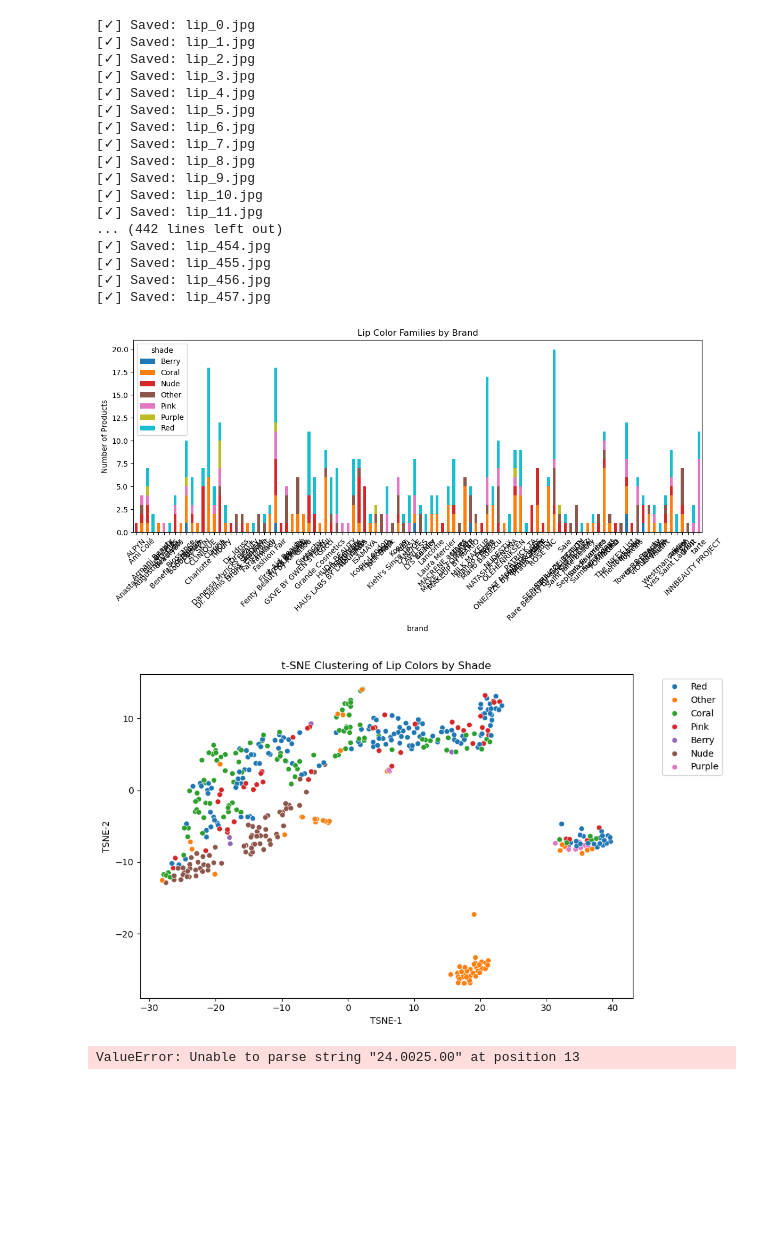
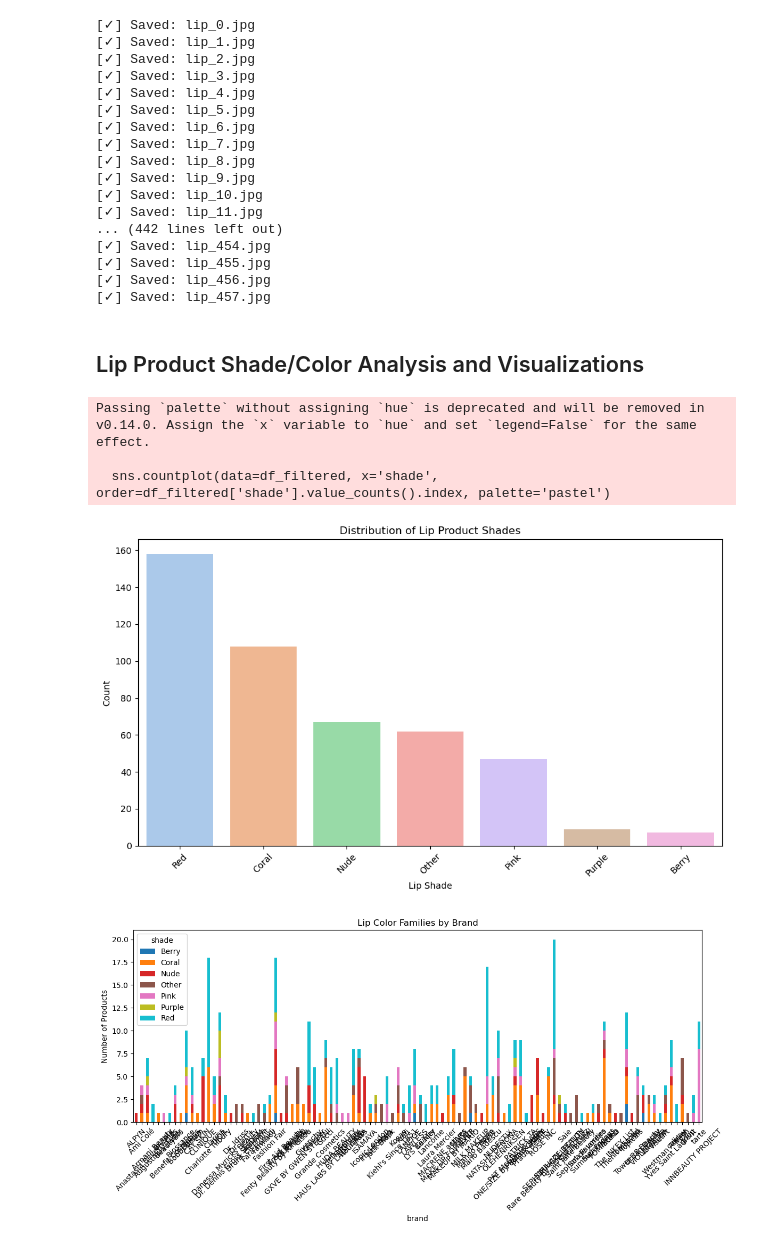
Before and after one commit to Lisabyy/DS4002_Project_3, a Jupyter notebook: SCRIPT/Sephora_Lip_Color_Analysis.ipynb, the cells around one changed output. Drawn from its saved outputs; the diff is of its cells as text; code cells hidden in the pictures; blank space fills up the shorter version.

```diff
--- a/SCRIPT/Sephora_Lip_Color_Analysis.ipynb
+++ b/SCRIPT/Sephora_Lip_Color_Analysis.ipynb
@@ -51,7 +112,7 @@ import os
 from urllib.parse import urlparse
 
 # Load your CSV
-df = pd.read_csv("dataset_sephora-com-scraper_2025-04-03_04-22-12-380.csv")
+df = pd.read_csv("Sephora_Lip_Products_Image_Data.csv")
 
 # Choose the right column name
 image_column = "image"  # adjust if it's named differently
@@ -67,7 +128,7 @@ for i, row in df.iterrows():
     url = str(row[image_column]).strip()
     try:
         if not url.startswith("http"):
-            print(f"[❌] Skipping invalid URL: {url}")
+            print(f"Skipping invalid URL: {url}")
             continue
 
         # Clean URL
@@ -83,10 +144,10 @@ for i, row in df.iterrows():
             print(f"[✓] Saved: {filename}")
             df.at[i, 'local_path'] = filepath
         else:
-            print(f"[❌] Status {response.status_code}: {url}")
+            print(f"Status {response.status_code}: {url}")
 
     except Exception as e:
-        print(f"[⚠️] Error: {e} | URL: {url}")
+        print(f"Error: {e} | URL: {url}")
 # %% [output]
 [✓] Saved: lip_0.jpg
 [✓] Saved: lip_1.jpg
@@ -105,6 +166,8 @@ for i, row in df.iterrows():
 [✓] Saved: lip_455.jpg
 [✓] Saved: lip_456.jpg
 [✓] Saved: lip_457.jpg
+# %% [markdown]
+## Lip Product Shade/Color Analysis and Visualizations
 # %%
 from colorthief import ColorThief
 import colorsys
@@ -149,6 +212,28 @@ for path in df['local_path']:
 
 df['dominant_rgb'] = dominant_colors
 df['shade'] = shade_classes
+# %%
+import matplotlib.pyplot as plt
+import seaborn as sns
+
+# Filter out 'Unknown' shades for clarity
+df_filtered = df[df['shade'] != 'Unknown']
+
+# Count plot
+plt.figure(figsize=(10, 6))
+sns.countplot(data=df_filtered, x='shade', order=df_filtered['shade'].value_counts().index, palette='pastel')
+
+plt.title('Distribution of Lip Product Shades')
+plt.xlabel('Lip Shade')
+plt.ylabel('Count')
+plt.xticks(rotation=45)
+plt.tight_layout()
+plt.show()
+# %% [output]
+Passing `palette` without assigning `hue` is deprecated and will be removed in v0.14.0. Assign the `x` variable to `hue` and set `legend=False` for the same effect.
+
+  sns.countplot(data=df_filtered, x='shade', order=df_filtered['shade'].value_counts().index, palette='pastel')
+[figure, added]
 # %%
 import matplotlib.pyplot as plt
 
@@ -160,4 +245,4 @@ plt.xticks(rotation=45)
 plt.tight_layout()
 plt.show()
 # %% [output]
-[figure, old version]
+[figure, new version]
@@ -201,36 +248,0 @@ palette_df.to_csv("brand_color_palettes.csv", index=False)
-# %%
-# Step 7: t-SNE clustering based on RGB colors
-import numpy as np
-from sklearn.manifold import TSNE
-import seaborn as sns
-color_features = np.array(df['dominant_rgb'].tolist())
-tsne = TSNE(n_components=2, random_state=42)
-embeddings = tsne.fit_transform(color_features)
-
-plt.figure(figsize=(10, 6))
-sns.scatterplot(x=embeddings[:, 0], y=embeddings[:, 1], hue=df['shade'], palette='tab10')
-plt.title("t-SNE Clustering of Lip Colors by Shade")
-plt.xlabel("TSNE-1")
-plt.ylabel("TSNE-2")
-plt.legend(bbox_to_anchor=(1.05, 1), loc='upper left')
-plt.tight_layout()
-plt.show()
-# %% [output]
-[figure, removed]
-# %%
-# Shade distribution by price range
-if 'price' in df.columns:
-    # Clean price (strip currency symbols)
-    df['price_clean'] = pd.to_numeric(df['price'].replace('[^0-9.]', '', regex=True))
-    df['price_bin'] = pd.cut(df['price_clean'], bins=[0, 15, 30, 45, 100], labels=['$0–15', '$15–30', '$30–45', '$45+'])
-
-    plt.figure(figsize=(10,6))
-    sns.countplot(data=df, x='price_bin', hue='shade', palette='tab10')
-    plt.title("Shade Distribution by Price Range")
-    plt.xlabel("Price Bin")
-    plt.ylabel("Number of Products")
-    plt.legend(title='Shade', bbox_to_anchor=(1.05, 1))
-    plt.tight_layout()
-    plt.show()
-# %% [output]
-ValueError: Unable to parse string "24.0025.00" at position 13
```
Also changed, not shown: parts of 14 cells of this notebook.
